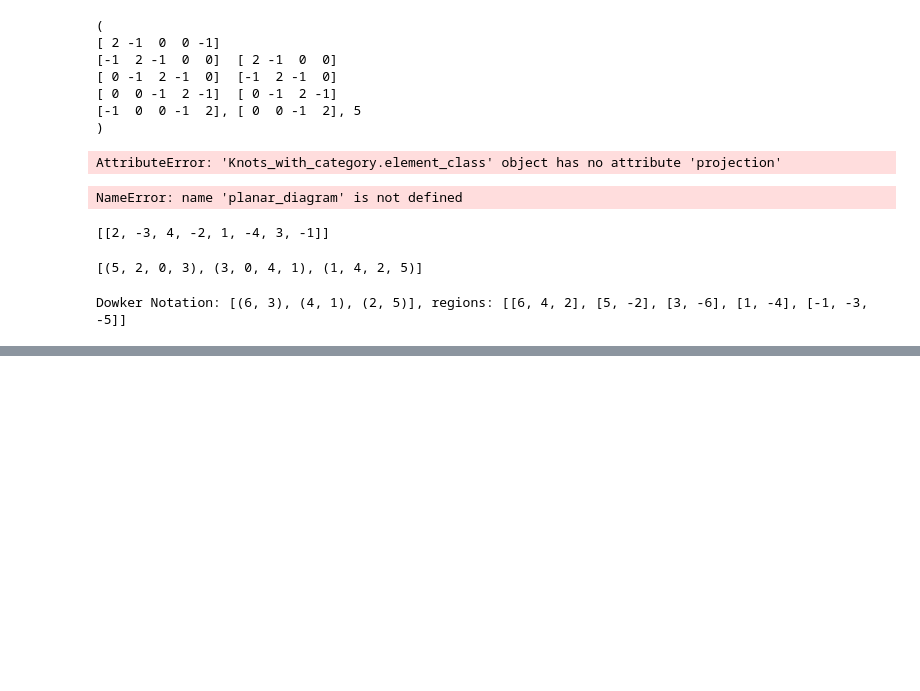
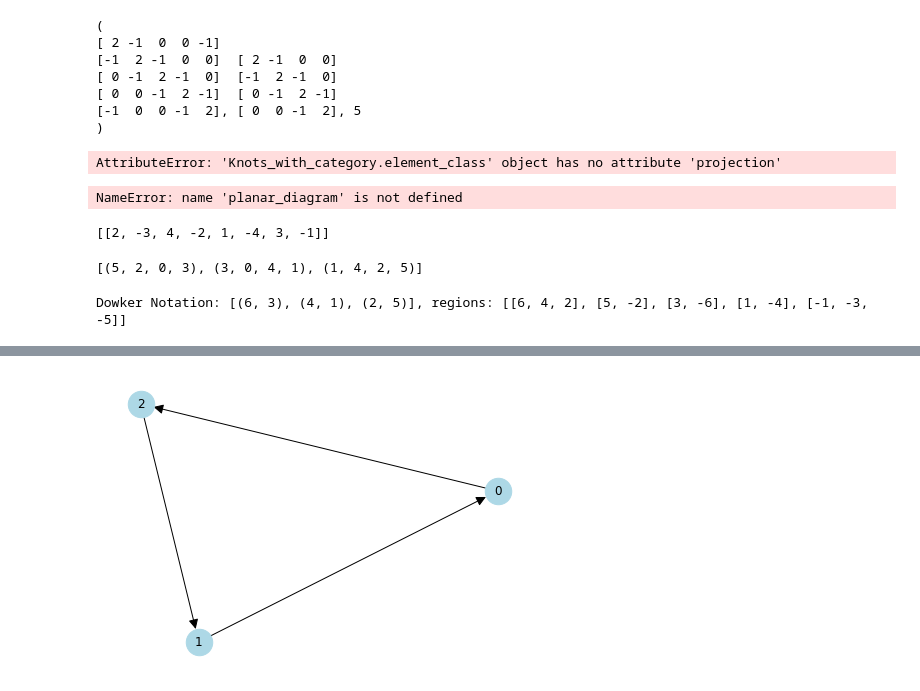
Before and after one commit to sadboyneedcodes/REU2024, a Jupyter notebook: sage_tests.ipynb, the cells around one changed output, grey strips where cells are left out. Drawn from its saved outputs; the diff is of its cells as text; code cells hidden in the pictures; blank space fills up the shorter version.

```diff
--- a/sage_tests.ipynb
+++ b/sage_tests.ipynb
@@ -129,0 +160,13 @@ Dowker Notation: [(6, 3), (4, 1), (2, 5)], regions: [[6, 4, 2], [5, -2], [3, -6]
+# %%
+import networkx as nx
+L = Link('3_1')
+dig = L.digraph()
+G = nx.DiGraph()
+for v in dig.vertices:
+    G.add_node(v)
+for e in dig.edges:
+    G.add_edge(e[0], e[1])
+pos = nx.spring_layout(G)
+nx.draw(G, pos, with_labels=True, node_size=700, node_color='lightblue', arrowsize=20)
+# %% [output]
+[figure, added]
```
Also changed, not shown: parts of 4 cells of this notebook.
